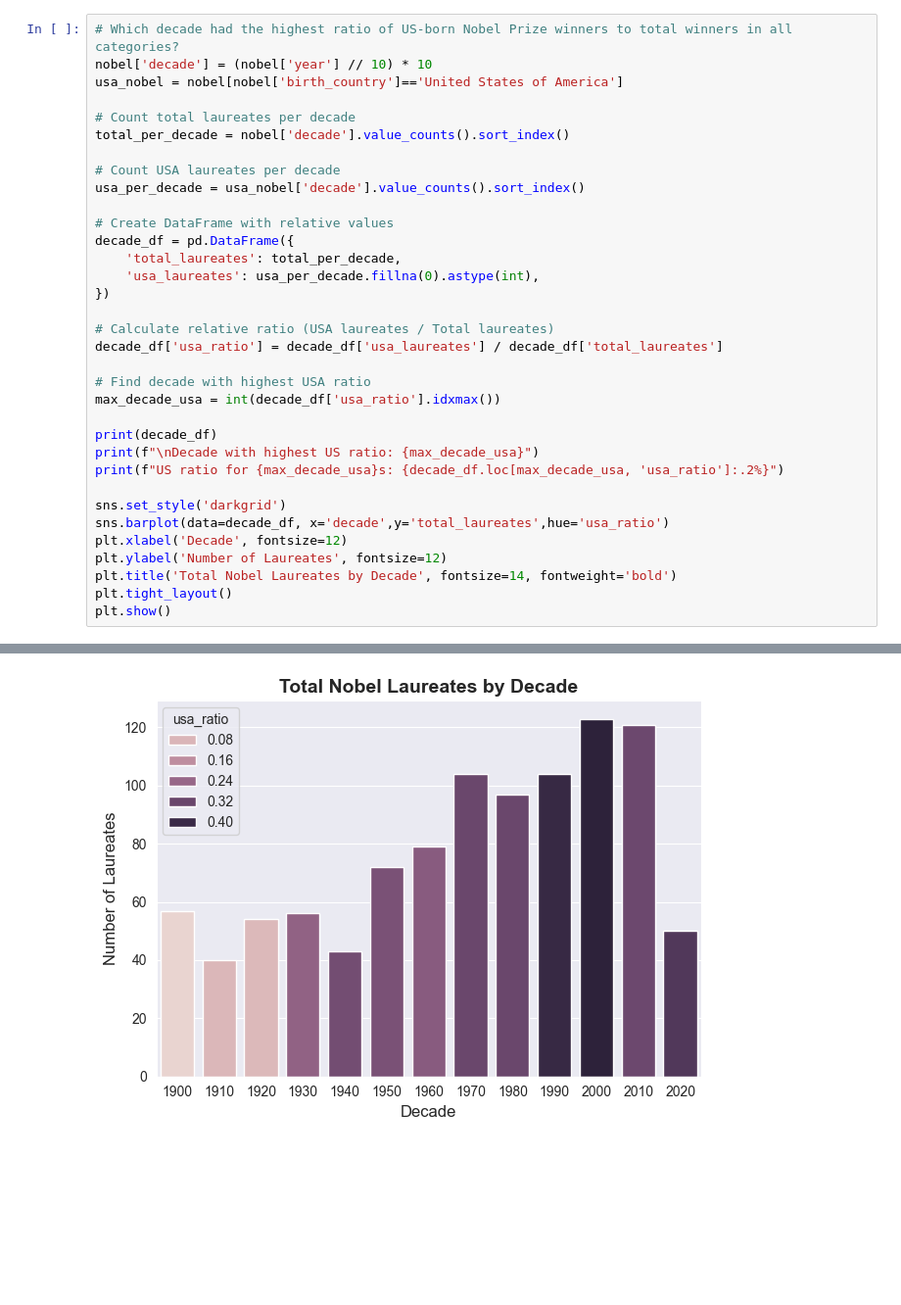
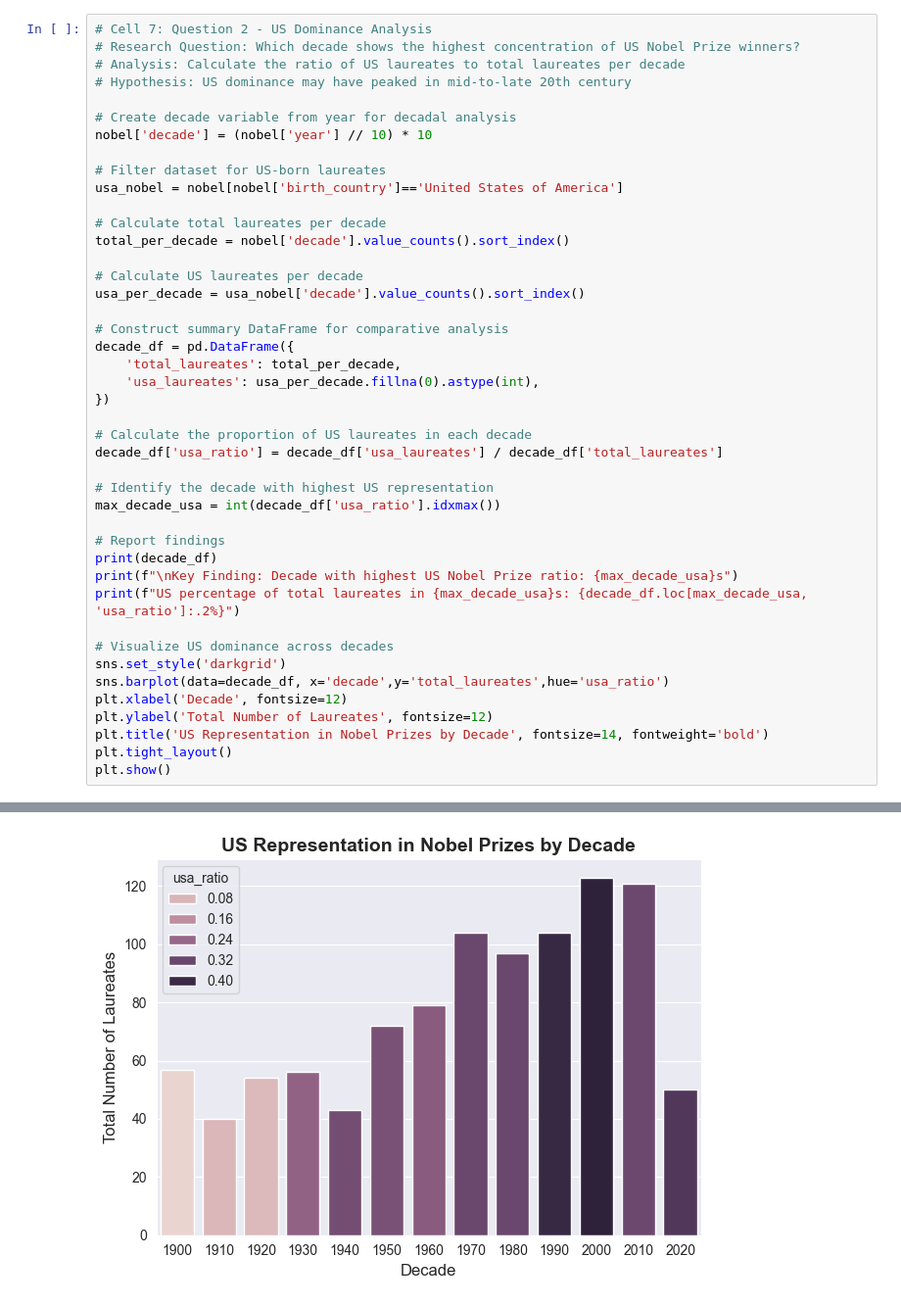
Before and after one commit to utepbergenoff/nobel, a Jupyter notebook: workspace/notebook.ipynb, the cells around one changed output, grey strips where cells are left out. Shown: that part at 98% size. Drawn from its saved outputs; the diff is of its cells as text; blank space fills up the shorter version.

```diff
--- a/workspace/notebook.ipynb
+++ b/workspace/notebook.ipynb
@@ -123,35 +126,44 @@ Visualization complete.
 # %%
-# Which decade had the highest ratio of US-born Nobel Prize winners to total winners in all categories?
+# Cell 7: Question 2 - US Dominance Analysis
+# Research Question: Which decade shows the highest concentration of US Nobel Prize winners?
+# Analysis: Calculate the ratio of US laureates to total laureates per decade
+# Hypothesis: US dominance may have peaked in mid-to-late 20th century
+
+# Create decade variable from year for decadal analysis
 nobel['decade'] = (nobel['year'] // 10) * 10
+
+# Filter dataset for US-born laureates
 usa_nobel = nobel[nobel['birth_country']=='United States of America']
 
-# Count total laureates per decade
+# Calculate total laureates per decade
 total_per_decade = nobel['decade'].value_counts().sort_index()
 
-# Count USA laureates per decade
+# Calculate US laureates per decade
 usa_per_decade = usa_nobel['decade'].value_counts().sort_index()
 
-# Create DataFrame with relative values
+# Construct summary DataFrame for comparative analysis
 decade_df = pd.DataFrame({
     'total_laureates': total_per_decade,
     'usa_laureates': usa_per_decade.fillna(0).astype(int),
 })
 
-# Calculate relative ratio (USA laureates / Total laureates)
+# Calculate the proportion of US laureates in each decade
 decade_df['usa_ratio'] = decade_df['usa_laureates'] / decade_df['total_laureates']
 
-# Find decade with highest USA ratio
+# Identify the decade with highest US representation
 max_decade_usa = int(decade_df['usa_ratio'].idxmax())
 
+# Report findings
 print(decade_df)
-print(f"\nDecade with highest US ratio: {max_decade_usa}")
-print(f"US ratio for {max_decade_usa}s: {decade_df.loc[max_decade_usa, 'usa_ratio']:.2%}")
+print(f"\nKey Finding: Decade with highest US Nobel Prize ratio: {max_decade_usa}s")
+print(f"US percentage of total laureates in {max_decade_usa}s: {decade_df.loc[max_decade_usa, 'usa_ratio']:.2%}")
 
+# Visualize US dominance across decades
 sns.set_style('darkgrid')
 sns.barplot(data=decade_df, x='decade',y='total_laureates',hue='usa_ratio')
 plt.xlabel('Decade', fontsize=12)
-plt.ylabel('Number of Laureates', fontsize=12)
-plt.title('Total Nobel Laureates by Decade', fontsize=14, fontweight='bold')
+plt.ylabel('Total Number of Laureates', fontsize=12)
+plt.title('US Representation in Nobel Prizes by Decade', fontsize=14, fontweight='bold')
 plt.tight_layout()
 plt.show()
 # %% [output]
@@ -176,2 +188,2 @@ US ratio for 2000s: 42.28%
-[figure, old version]
+[figure, new version]
 # %%
```
Also changed, not shown: parts of 12 cells of this notebook, 1 other file.
